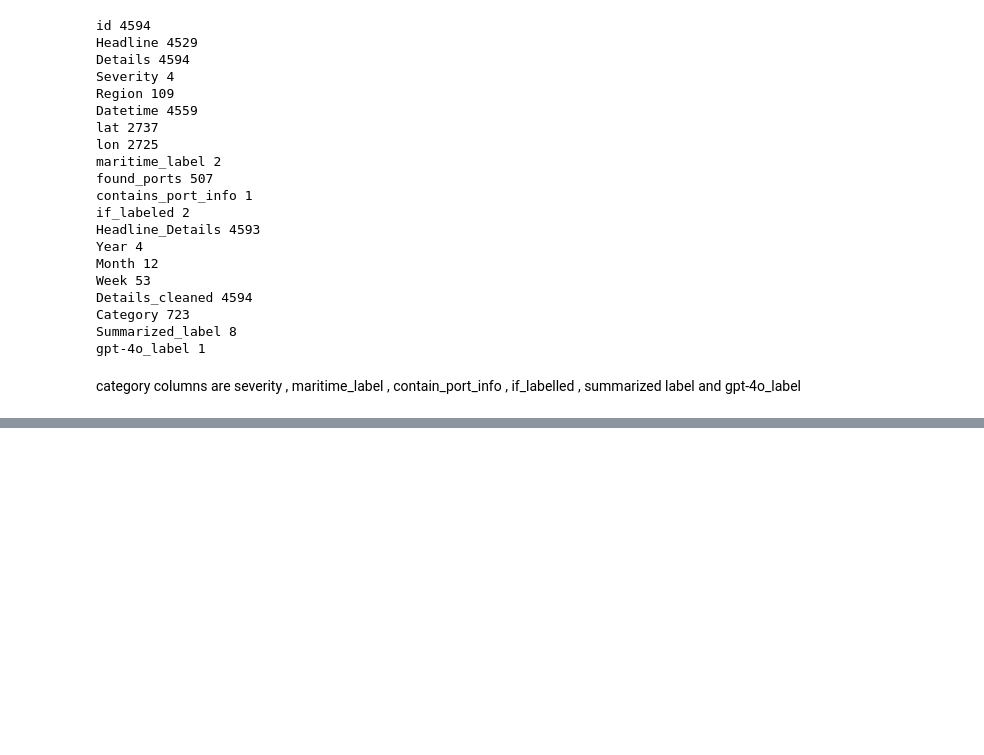
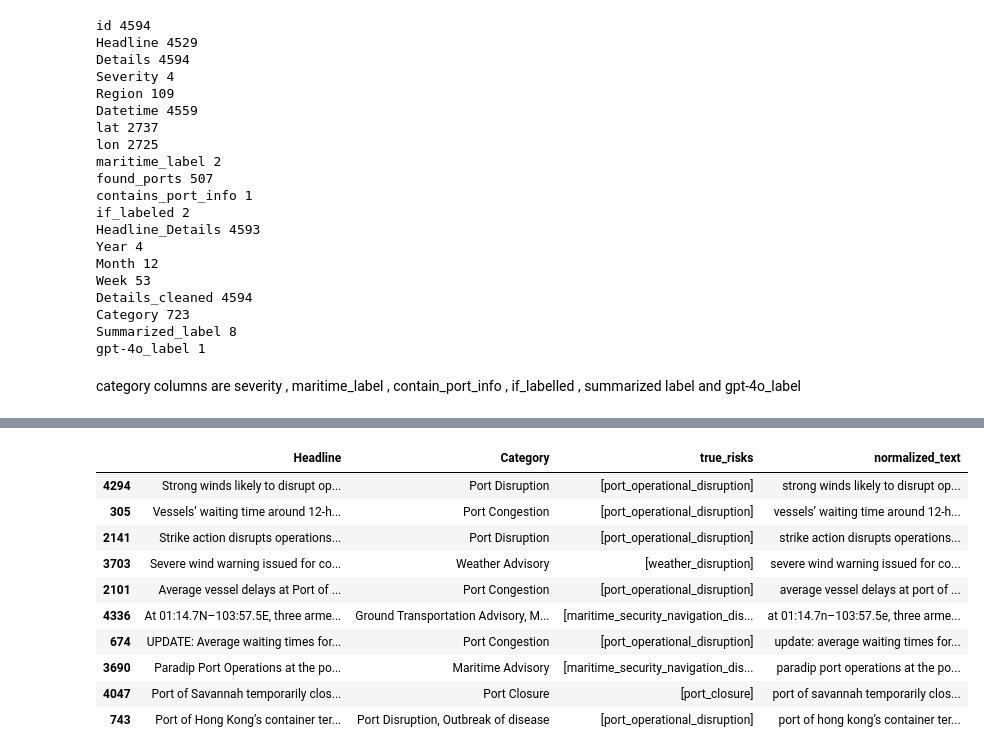
Before and after one commit to Prakhar528/gmrid-risk-classification-project, a Jupyter notebook: main_risk_classification.ipynb, the cells around one changed output, grey strips where cells are left out. Cells and saved outputs as stored; diff of their text form; code cells hidden in the pictures; blank space fills up the shorter version.

```diff
--- a/main_risk_classification.ipynb
+++ b/main_risk_classification.ipynb
@@ -95,0 +458,42 @@ category columns are severity , maritime_label , contain_port_info , if_labelled
+# %%
+import re
+
+def normalize_text(text):
+    text = str(text).lower()
+
+    text = re.sub(
+        r"\s+",
+        " ",
+        text
+    )
+
+    return text.strip()
+# %%
+train_poc["normalized_text"] = train_poc[
+    "input_text"
+].apply(normalize_text)
+
+test_poc["normalized_text"] = test_poc[
+    "input_text"
+].apply(normalize_text)
+# %%
+train_poc[
+    [
+        "Headline",
+        "Category",
+        "true_risks",
+        "normalized_text"
+    ]
+].sample(10, random_state=42)
+# %% [output]
+|  | Headline | Category | true_risks | normalized_text |
+| 4294 | Strong winds likely to disrupt op... | Port Disruption | [port_operational_disruption] | strong winds likely to disrupt op... |
+| 305 | Vessels’ waiting time around 12-h... | Port Congestion | [port_operational_disruption] | vessels’ waiting time around 12-h... |
+| 2141 | Strike action disrupts operations... | Port Disruption | [port_operational_disruption] | strike action disrupts operations... |
+| 3703 | Severe wind warning issued for co... | Weather Advisory | [weather_disruption] | severe wind warning issued for co... |
+| 2101 | Average vessel delays at Port of ... | Port Congestion | [port_operational_disruption] | average vessel delays at port of ... |
+| 4336 | At 01:14.7N–103:57.5E, three arme... | Ground Transportation Advisory, M... | [maritime_security_navigation_dis... | at 01:14.7n–103:57.5e, three arme... |
+| 674 | UPDATE: Average waiting times for... | Port Congestion | [port_operational_disruption] | update: average waiting times for... |
+| 3690 | Paradip Port Operations at the po... | Maritime Advisory | [maritime_security_navigation_dis... | paradip port operations at the po... |
+| 4047 | Port of Savannah temporarily clos... | Port Closure | [port_closure] | port of savannah temporarily clos... |
+| 743 | Port of Hong Kong’s container ter... | Port Disruption, Outbreak of disease | [port_operational_disruption] | port of hong kong’s container ter... |
```
Also changed, not shown: parts of 26 cells of this notebook.
